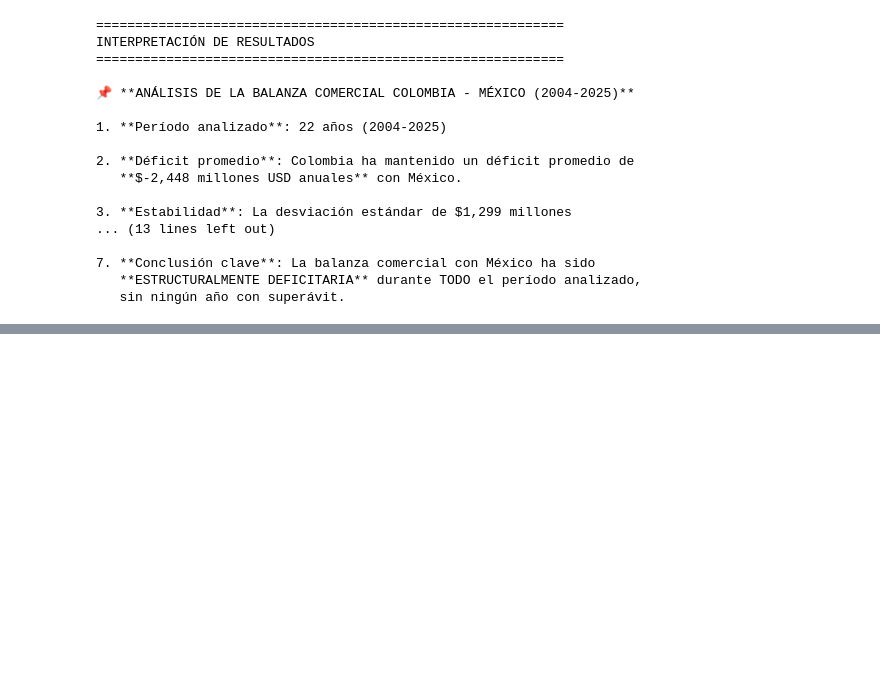
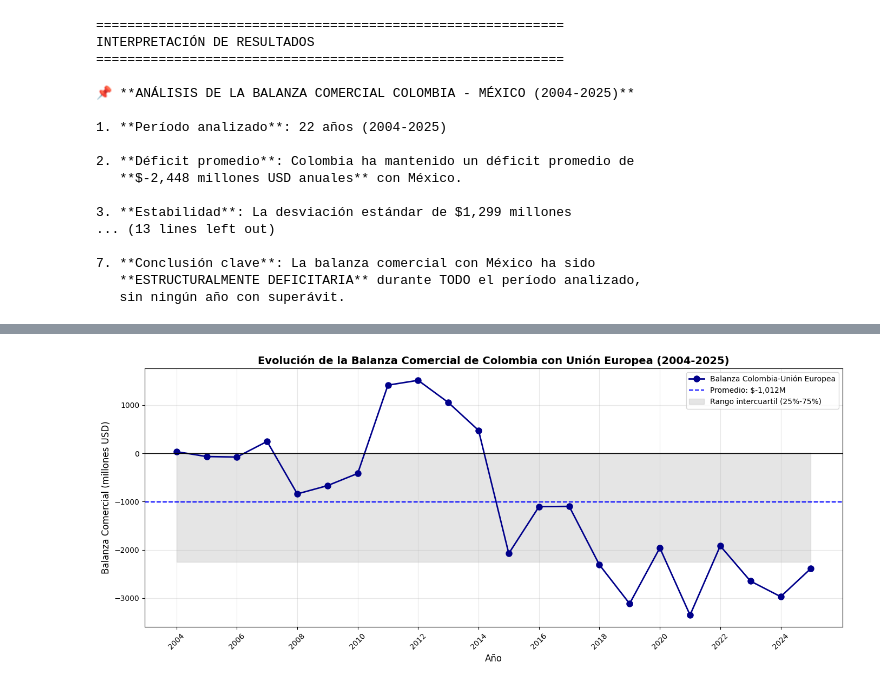
Before and after one commit to r2x4/entorno_economico, a Jupyter notebook: paises.ipynb, the cells around one changed output, grey strips where cells are left out. Drawn from its saved outputs; the diff is of its cells as text; code cells hidden in the pictures; blank space fills up the shorter version.

```diff
--- a/paises.ipynb
+++ b/paises.ipynb
@@ -285,0 +942,20 @@ plt.show()
+# %%
+# Figura 1: Evolución temporal - UNIÓN EUROPEA
+plt.figure(figsize=(14, 6))
+plt.plot(df_ue['Año'], df_ue['Balanza_UE'],
+         marker='o', linewidth=2, markersize=8, color='darkblue', label='Balanza Colombia-Unión Europea')
+plt.axhline(0, color='black', linestyle='-', linewidth=1)
+plt.axhline(estadisticas['mean'], color='blue', linestyle='--', linewidth=1.5,
+            label=f'Promedio: ${estadisticas["mean"]:,.0f}M')
+plt.fill_between(df_ue['Año'], estadisticas['percentil_25'], estadisticas['percentil_75'],
+                 alpha=0.2, color='gray', label='Rango intercuartil (25%-75%)')
+plt.title('Evolución de la Balanza Comercial de Colombia con Unión Europea (2004-2025)', fontsize=14, fontweight='bold')
+plt.xlabel('Año', fontsize=12)
+plt.ylabel('Balanza Comercial (millones USD)', fontsize=12)
+plt.xticks(range(2004, 2026, 2), rotation=45)
+plt.legend(loc='best')
+plt.grid(True, alpha=0.3)
+plt.tight_layout()
+plt.show()
+# %% [output]
+[figure, added]
```
Also changed, not shown: parts of 33 cells of this notebook.
